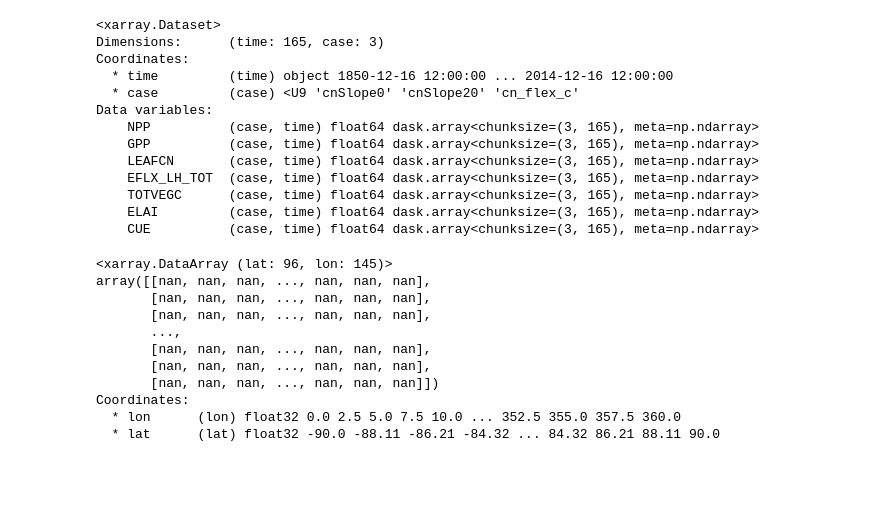
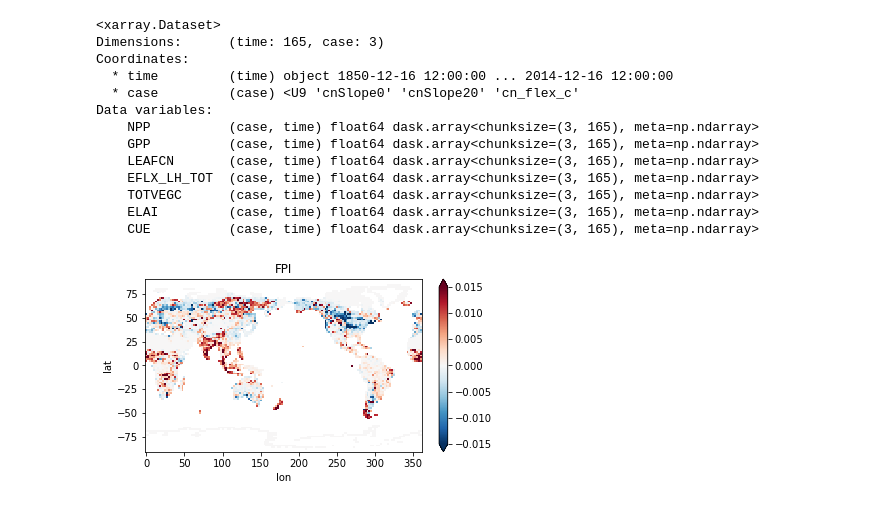
Before and after one commit to emhauser/Foliar-Stoichiometry_CO2, a Jupyter notebook: CN_CO2Global.ipynb, the cells around one changed output. Cells and saved outputs as stored; diff of their text form; code cells hidden in the pictures; blank space fills up the shorter version.

```diff
--- a/CN_CO2Global.ipynb
+++ b/CN_CO2Global.ipynb
@@ -306,14 +370,23 @@ Data variables:
 # %%
-xdiff
+mapVars = [ 'FPI']
+
+plt.figure(figsize = (6,4))
+for i in range(1):
+    plt.subplot(1,1,1+i)
+    z = dsAnn.isel(case=1,time=slice(-10,None)).mean('time')[mapVars[i]]# Climatology for last 10 years of data
+    z20 = dsAnn.isel(case=2,time=slice(-10,None)).mean('time')[mapVars[i]]
+    zdiff = z - z20
+    zdiff = utils.cyclic_dataarray(zdiff)
+    lat = zdiff.coords['lat']
+    lon = zdiff.coords['lon']
+    zdiff.plot(robust = True) ;
+     #ann_glob.get(globVars[i]).plot(hue='case')
+    plt.title(mapVars[i])
+    plt.subplots_adjust(left=0.1,
+                    bottom=0.2,
+                    right=0.9,
+                    top=0.8,
+                    wspace=0.4,
+                    hspace=0.4);
 # %% [output]
-<xarray.DataArray (lat: 96, lon: 145)>
-array([[nan, nan, nan, ..., nan, nan, nan],
-       [nan, nan, nan, ..., nan, nan, nan],
-       [nan, nan, nan, ..., nan, nan, nan],
-       ...,
-       [nan, nan, nan, ..., nan, nan, nan],
-       [nan, nan, nan, ..., nan, nan, nan],
-       [nan, nan, nan, ..., nan, nan, nan]])
-Coordinates:
-  * lon      (lon) float32 0.0 2.5 5.0 7.5 10.0 ... 352.5 355.0 357.5 360.0
-  * lat      (lat) float32 -90.0 -88.11 -86.21 -84.32 ... 84.32 86.21 88.11 90.0
+[figure, added]
```
Also changed, not shown: parts of 22 cells of this notebook.
